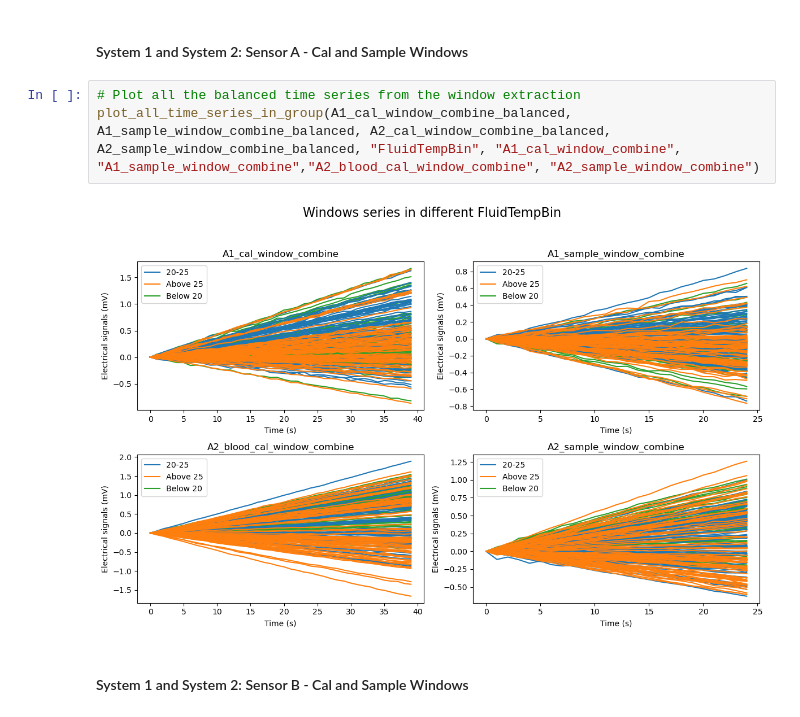
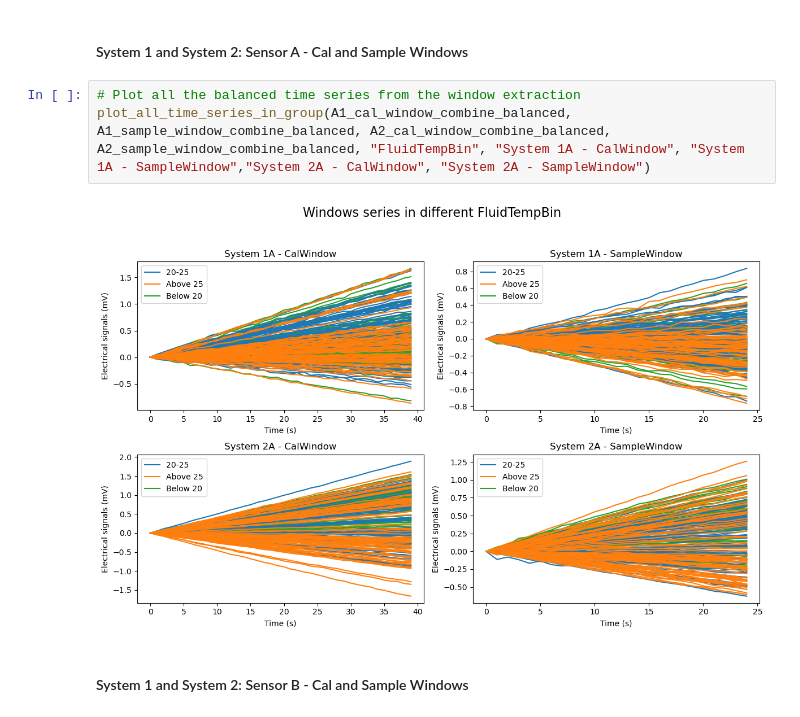
Before and after one commit to dejaytang/Capstone_Siemens, a Jupyter notebook: Coding/FDA_Resampling/StartingPoints_ZeroAligned/ZeroStart_Fluid_Temperature.ipynb, the cells around one changed output. Drawn from its saved outputs; the diff is of its cells as text.

Commit message:
Update titles from windows viz

```diff
--- a/Coding/FDA_Resampling/StartingPoints_ZeroAligned/ZeroStart_Fluid_Temperature.ipynb
+++ b/Coding/FDA_Resampling/StartingPoints_ZeroAligned/ZeroStart_Fluid_Temperature.ipynb
@@ -498,9 +498,9 @@ B2_sample_window_combine_balanced = B2_sample_window_combine.loc[System2_Index]
 #### System 1 and System 2: Sensor A - Cal and Sample Windows
 # %%
 # Plot all the balanced time series from the window extraction
-plot_all_time_series_in_group(A1_cal_window_combine_balanced, A1_sample_window_combine_balanced, A2_cal_window_combine_balanced, A2_sample_window_combine_balanced, "FluidTempBin", "A1_cal_window_combine", "A1_sample_window_combine","A2_blood_cal_window_combine", "A2_sample_window_combine")
+plot_all_time_series_in_group(A1_cal_window_combine_balanced, A1_sample_window_combine_balanced, A2_cal_window_combine_balanced, A2_sample_window_combine_balanced, "FluidTempBin", "System 1A - CalWindow", "System 1A - SampleWindow","System 2A - CalWindow", "System 2A - SampleWindow")
 # %% [output]
-[figure, old version]
+[figure, new version]
 # %% [markdown]
 #### System 1 and System 2: Sensor B - Cal and Sample Windows
 # %%
```
Also changed, not shown: parts of 12 cells of this notebook, 7 other files.
